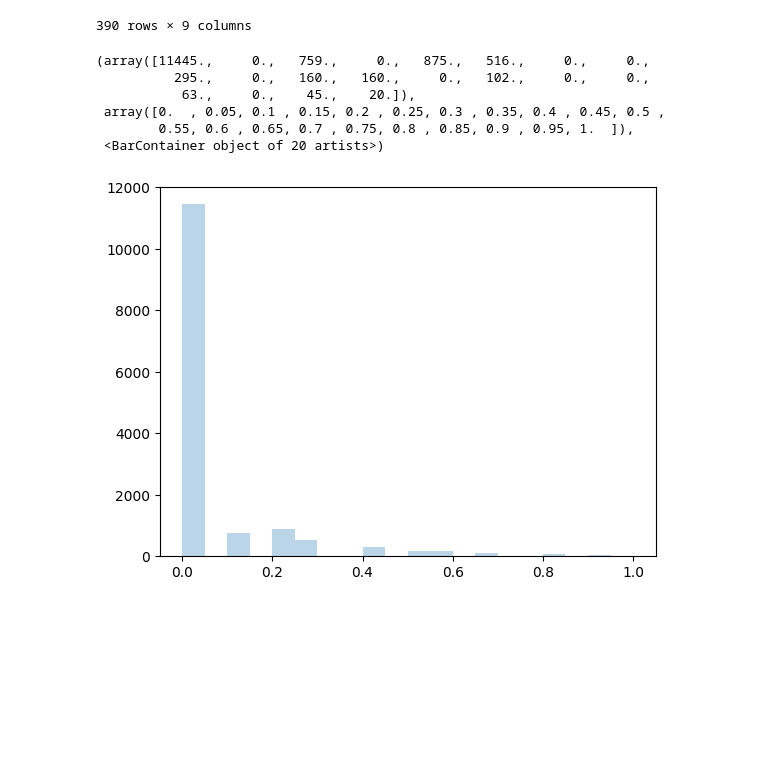
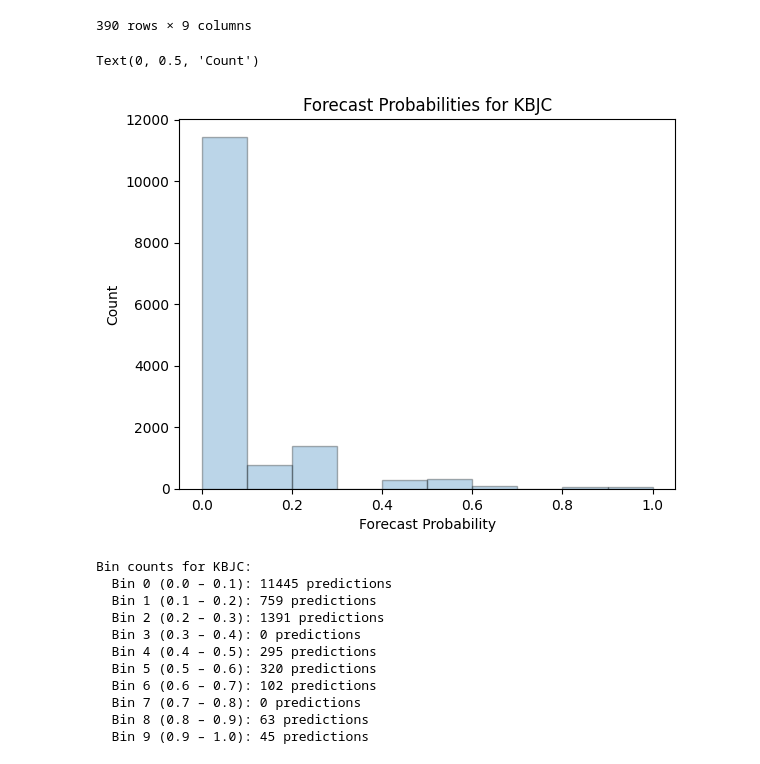
Before and after one commit to iliang1234/CPSC-6551-Final-Project, a Jupyter notebook: scoring_rules_and_calibration.ipynb, the cells around one changed output. Saved outputs shown, nothing was run; the diff lists cells and outputs as text; code cells hidden in the pictures; blank space fills up the shorter version.

Commit message:
histogram

```diff
--- a/scoring_rules_and_calibration.ipynb
+++ b/scoring_rules_and_calibration.ipynb
@@ -140,12 +140,41 @@ df[(df['airptcd']=="KBJC") & (df['forecast_prob'] > 0.5)]
 390 rows × 9 columns
 # %%
 df_f = df[df['airptcd']=='KBJC']
-plt.hist(df_f['forecast_prob'], bins=20, alpha=0.3)
+plt.hist(df_f['forecast_prob'], bins=10, alpha=0.3, edgecolor='black')
+plt.title("Forecast Probabilities for KBJC")
+plt.xlabel("Forecast Probability")
+plt.ylabel("Count")
+plt.show()
 # %% [output]
-(array([11445.,     0.,   759.,     0.,   875.,   516.,     0.,     0.,
-          295.,     0.,   160.,   160.,     0.,   102.,     0.,     0.,
-           63.,     0.,    45.,    20.]),
- array([0.  , 0.05, 0.1 , 0.15, 0.2 , 0.25, 0.3 , 0.35, 0.4 , 0.45, 0.5 ,
-        0.55, 0.6 , 0.65, 0.7 , 0.75, 0.8 , 0.85, 0.9 , 0.95, 1.  ]),
- <BarContainer object of 20 artists>)
+Text(0, 0.5, 'Count')
-[figure, old version]
+[figure, new version]
+# %%
+def print_bin_counts(df, forecaster, n_bins=10):
+    df_f = df[df['airptcd'] == forecaster]
+
+    if len(df_f) == 0:
+        print("No data for forecaster:", forecaster)
+        return
+
+    # Same bins as calibration plot
+    bins = np.linspace(0, 1, n_bins + 1)
+    binids = np.digitize(df_f['forecast_prob'], bins) - 1
+
+    print(f"Bin counts for {forecaster}:")
+    for i in range(n_bins):
+        count = np.sum(binids == i)
+        print(f"  Bin {i} ({bins[i]:.1f} – {bins[i+1]:.1f}): {count} predictions")
+
+print_bin_counts(df, "KBJC")
+# %% [output]
+Bin counts for KBJC:
+  Bin 0 (0.0 – 0.1): 11445 predictions
+  Bin 1 (0.1 – 0.2): 759 predictions
+  Bin 2 (0.2 – 0.3): 1391 predictions
+  Bin 3 (0.3 – 0.4): 0 predictions
+  Bin 4 (0.4 – 0.5): 295 predictions
+  Bin 5 (0.5 – 0.6): 320 predictions
+  Bin 6 (0.6 – 0.7): 102 predictions
+  Bin 7 (0.7 – 0.8): 0 predictions
+  Bin 8 (0.8 – 0.9): 63 predictions
+  Bin 9 (0.9 – 1.0): 45 predictions
```
